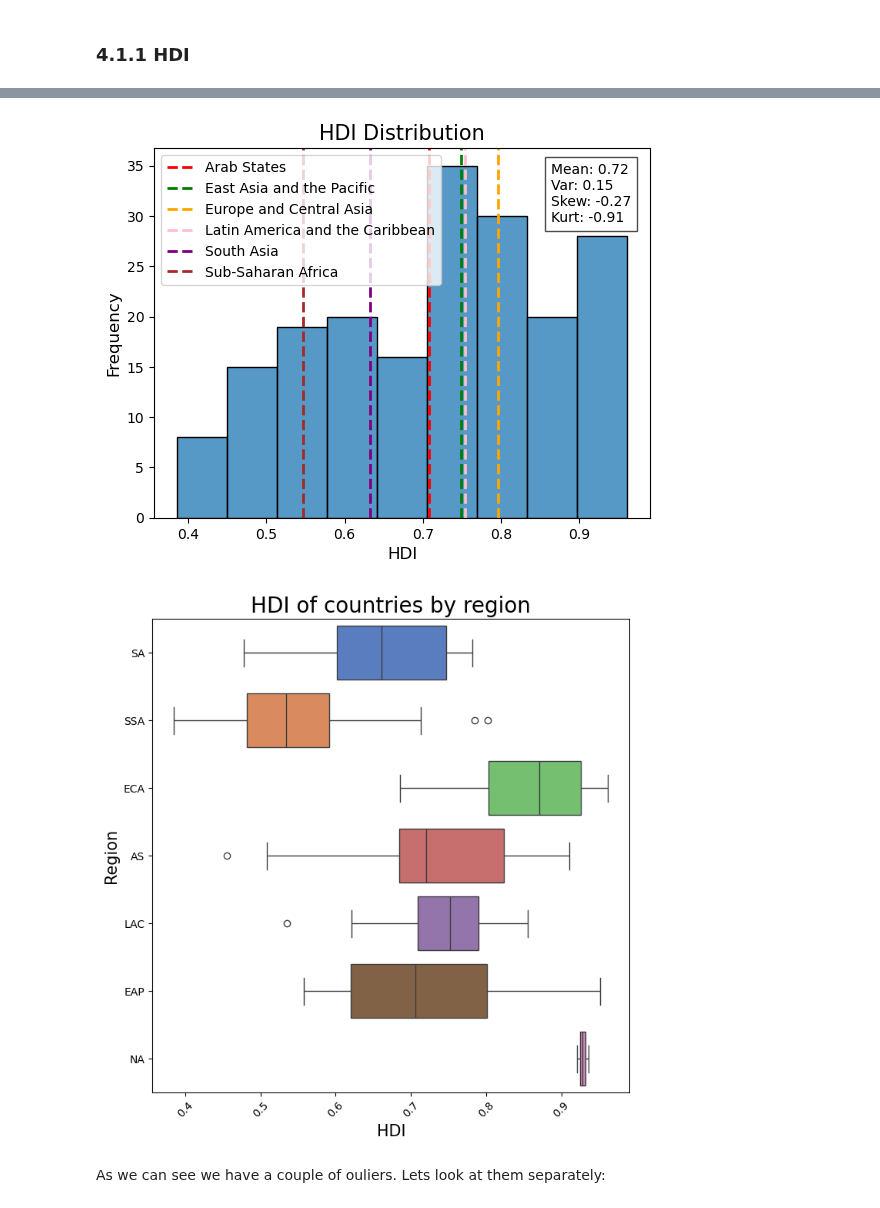
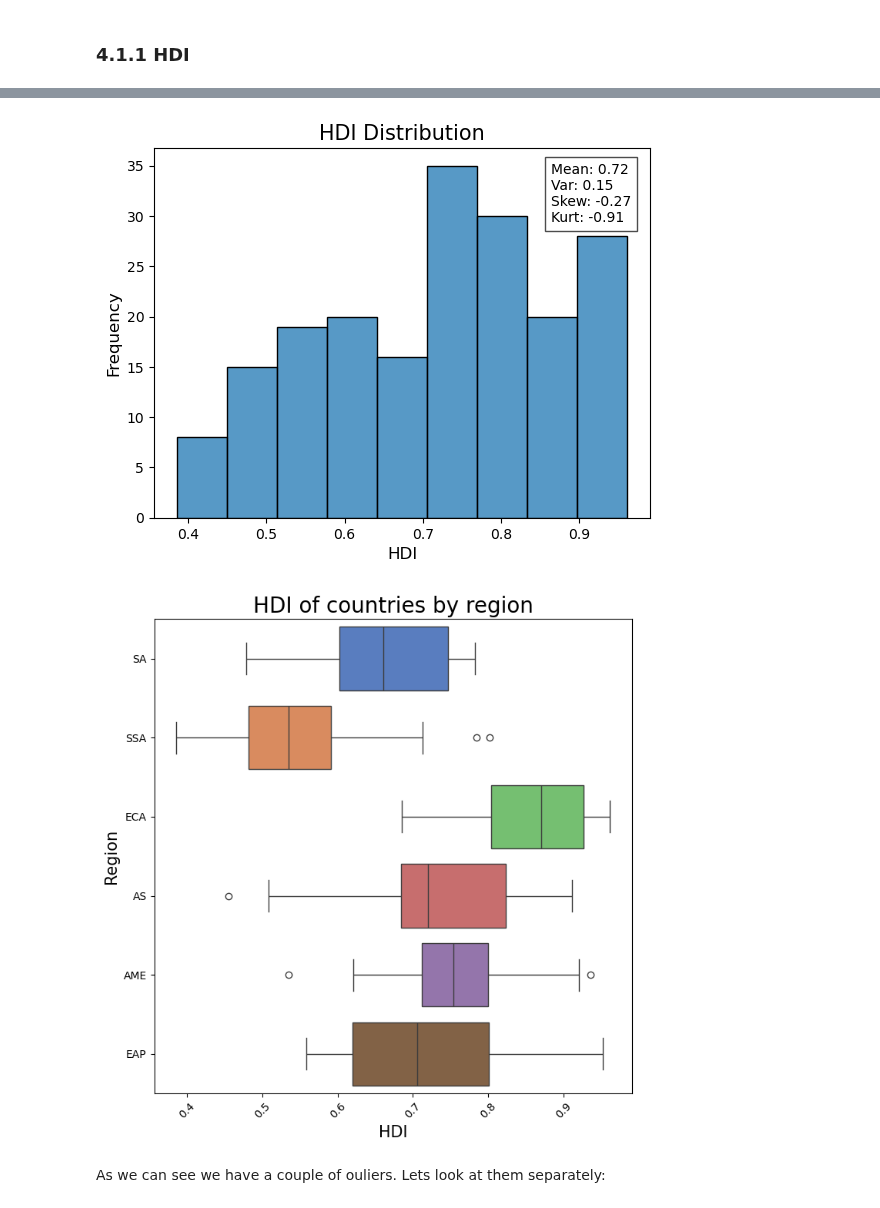
Before and after one commit to jakthehut/HDI-IQ-Analysis, a Jupyter notebook: hdi_iq_analysis.ipynb, the cells around one changed output, grey strips where cells are left out. Saved outputs shown, nothing was run; the diff lists cells and outputs as text; code cells hidden in the pictures.

Commit message:
mostly finished univariate analysis, created 'AME' region for american countries

```diff
--- a/hdi_iq_analysis.ipynb
+++ b/hdi_iq_analysis.ipynb
@@ -298,6 +298,9 @@ no_region[:15]
  'Estonia',
  'Finland',
  'France']
+# %%
+# Creating America region (renamed LAC to AME so that USA and Canada can be included)
+hdi_df.loc[hdi_df['Region'] == 'LAC', 'Region'] = 'AME'
 # %%
 # Assigning a region (ECA) to the European countries
 region_to_assign = 'ECA'
@@ -307,8 +310,8 @@ country = ['Andorra','Austria','Belgium','Bulgaria','Switzerland','Cyprus','Czec
 mask = hdi_df['Country'].isin(country)
 hdi_df.loc[mask, 'Region'] = region_to_assign
 
-# Assigning a region (NA) to the North American countries
-region_to_assign = 'NA'
+# Assigning a region (AC) to the American countries
+region_to_assign = 'AME'
 country = ['Canada', 'United States']
 mask = hdi_df['Country'].isin(country)
 hdi_df.loc[mask, 'Region'] = region_to_assign
@@ -338,8 +341,6 @@ hdi_df.sort_values(by=['HDI'], ascending=False)
 # %%
 # Setting the country column as the index
 hdi_df.set_index('Country',inplace=True)
-# %%
-hdi_df.drop(columns=['HDI_Rank'], inplace=True)
 # %% [markdown]
 ## IQ
 # %%
@@ -407,8 +408,6 @@ iq_df.sort_values(by=['IQ'], ascending=False)
 # %%
 # Sorting the countries by the IQ
 iq_df.set_index('Country',inplace=True)
-# %%
-iq_df.drop(columns=['IQ_Rank'], inplace=True)
 # %% [markdown]
 
 # 1. Merge Data
@@ -602,19 +593,14 @@ custom_color_palette = ['red', 'green', 'orange', 'pink', 'purple', 'brown']
 # %%
-colors = dict(zip(hdi_df_regions.tail(7).head(6)['Country'], custom_color_palette))
-
 sns.histplot(hdi_df['HDI'])
 mean_hdi, standard_dev_hdi, skewness_hdi, kurtosis_hdi = merged_df['HDI'].mean(), merged_df['HDI'].std(), skew(merged_df['HDI']), kurtosis(merged_df['HDI'])
-for _, region in hdi_df_regions.tail(7).head(6).iterrows():
-    plt.axvline(float(region['HDI']), color=colors[region['Country']], linestyle='dashed', linewidth=2, label=region['Country'])
 plt.text(0.8, 0.8, 'Mean: {:.2f}'.format(mean_hdi)+ '\n'+ 'Var: {:.2f}'.format(standard_dev_hdi)+ '\n'+ 'Skew: {:.2f}'.format(skewness_hdi)+ '\n'+ 'Kurt: {:.2f}'.format(kurtosis_hdi),
              transform=plt.gca().transAxes, fontsize=10,  bbox=dict(facecolor='white', alpha=0.7))
 plt.title('HDI Distribution', fontsize=15)
 plt.xlabel('HDI', fontsize=12)
 plt.ylabel('Frequency', fontsize=12)
-plt.legend()
 plt.show()
 # %% [output]
-[figure, old version]
+[figure, new version]
 # %%
 # Creating color palette for the regions
 region_col = merged_df["Region"].unique()
@@ -630,7 +616,7 @@ plt.ylabel('Region', fontsize=15)
 plt.xticks(rotation=45)
 plt.show()
 # %% [output]
-[figure, old version]
+[figure, new version]
 # %% [markdown]
 As we can see we have a couple of ouliers. Lets look at them separately:
 # %%
```
Also changed, not shown: parts of 22 cells of this notebook.
